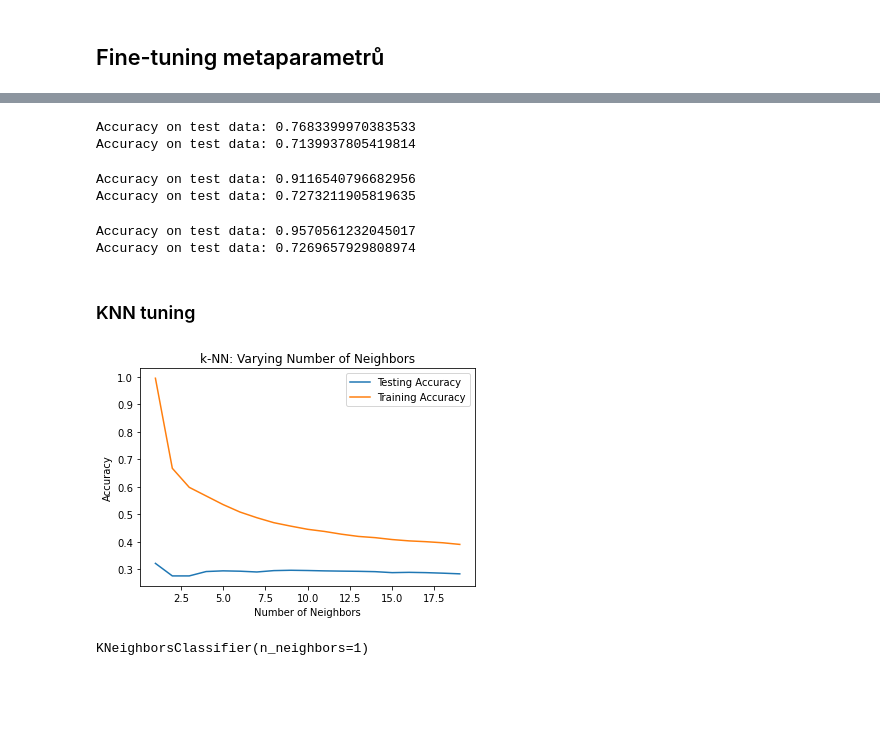
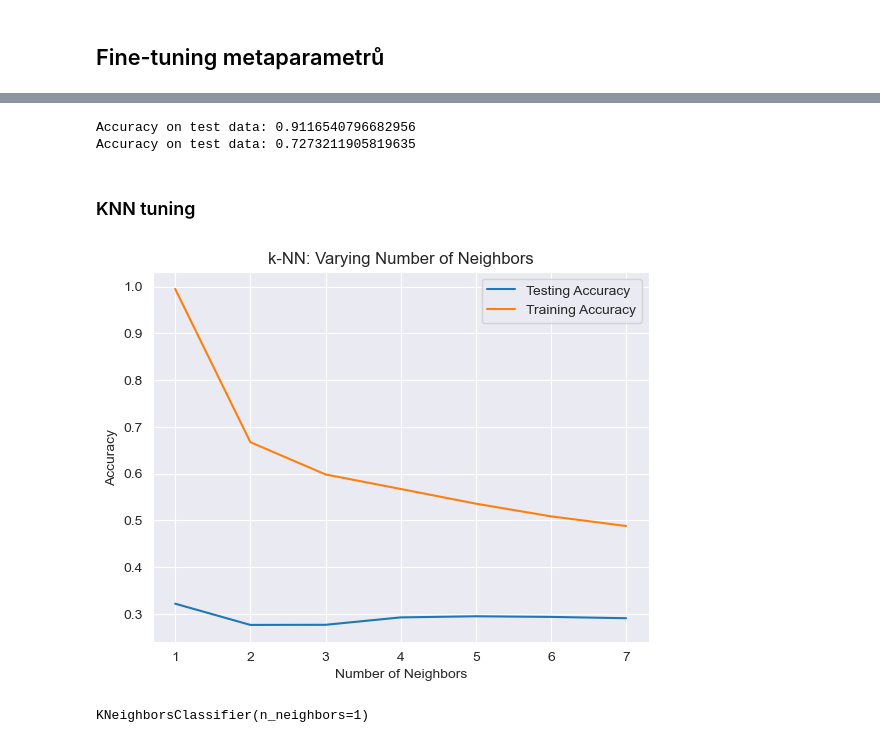
Before and after one commit to albertmirek/4iz566-py-music, a Jupyter notebook: main.ipynb, the cells around one changed output, grey strips where cells are left out. Cells and saved outputs as stored; diff of their text form; code cells hidden in the pictures; blank space fills up the shorter version.

```diff
--- a/main.ipynb
+++ b/main.ipynb
@@ -350,11 +350,11 @@ Accuracy on test data: 0.48822745446468235
 # %%
 #LogisticRegression
 #create a Logistic Regression Classifier
-#log_reg = LogisticRegression(max_iter=500)
+log_reg = LogisticRegression()
 
 #fit the classifier to the training data
-#log_reg.fit(X_train,y_train)
+log_reg.fit(X_train,y_train)
 
 #print the accuracy on train and test data
-#print("Accuracy on train data:", log_reg.score(X_train, y_train))
-#print("Accuracy on test data:", log_reg.score(X_test, y_test))
+print("Accuracy on train data:", log_reg.score(X_train, y_train))
+print("Accuracy on test data:", log_reg.score(X_test, y_test))
@@ -375,15 +376,10 @@ Accuracy on test data: 0.48822745446468235
 # %%
-#tuning RandomForest
-#trying multiple variations of parameters
-#first set of parameters
-clf_1 = RandomForestClassifier(n_estimators=250, criterion='entropy', max_depth=10, min_samples_split=2, min_samples_leaf=2, random_state=25)
-clf_1.fit(X_train, y_train)
+#MODEL WAS COMMENTED DUE TO TIME CONSTRAINTS
+#clf_1 = RandomForestClassifier(n_estimators=250, criterion='entropy', max_depth=10, min_samples_split=2, min_samples_leaf=2, random_state=25)
+#clf_1.fit(X_train, y_train)
 
-print("Accuracy on test data:", clf_1.score(X_train, y_train))
-print("Accuracy on test data:", clf_1.score(X_test, y_test))
+#print("Accuracy on test data:", clf_1.score(X_train, y_train))
+#print("Accuracy on test data:", clf_1.score(X_test, y_test))
-# %% [output]
-Accuracy on test data: 0.7683399970383533
-Accuracy on test data: 0.7139937805419814
 # %%
 #second set of parameters
 clf_2 = RandomForestClassifier(n_estimators=500, criterion='entropy', max_depth=15, min_samples_split=6, min_samples_leaf=2, random_state=25)
@@ -395,15 +391,13 @@ print("Accuracy on test data:", clf_2.score(X_test, y_test))
 Accuracy on test data: 0.9116540796682956
 Accuracy on test data: 0.7273211905819635
 # %%
+#MODEL WAS COMMENTED DUE TO TIME CONSTRAINTS
 #third set of parameters
-clf_3 = RandomForestClassifier(n_estimators=750, criterion='entropy', max_depth=17, min_samples_split=3, min_samples_leaf=2, random_state=25)
-clf_3.fit(X_train, y_train)
+#clf_3 = RandomForestClassifier(n_estimators=750, criterion='entropy', max_depth=17, min_samples_split=3, min_samples_leaf=2, random_state=25)
+#clf_3.fit(X_train, y_train)
 
-print("Accuracy on test data:", clf_3.score(X_train, y_train))
-print("Accuracy on test data:", clf_3.score(X_test, y_test))
+#print("Accuracy on test data:", clf_3.score(X_train, y_train))
+#print("Accuracy on test data:", clf_3.score(X_test, y_test))
-# %% [output]
-Accuracy on test data: 0.9570561232045017
-Accuracy on test data: 0.7269657929808974
 # %%
 #storing predictions of the best performing random forest classifier for evaluation
 #paremeters of the best performing model: n_estimators=500, criterion='entropy', max_depth=15, min_samples_split=6, min_samples_leaf=2
@@ -413,35 +407,35 @@ clf_predictions = clf_2.predict(X_test)
 # %%
 #tuning KNN
 #setup arrays to store train and test accuracies
-neighbors = np.arange(1, 20)
+neighbors = np.arange(1, 8)
 train_accuracy = np.empty(len(neighbors))
 test_accuracy = np.empty(len(neighbors))
 
 #loop over different values of k
 for i, k in enumerate(neighbors):
 
     #setup a k-NN Classifier with k neighbors: knn
     knn = KNeighborsClassifier(n_neighbors = k)
 
     #fit the classifier to the training data
     knn.fit(X_train, y_train)
 
     #compute accuracy on the training set
     train_accuracy[i] = knn.score(X_train, y_train)
 
     #compute accuracy on the testing set
     test_accuracy[i] = knn.score(X_test, y_test)
 
 #generate plot
 plt.title('k-NN: Varying Number of Neighbors')
 plt.plot(neighbors, test_accuracy, label = 'Testing Accuracy')
 plt.plot(neighbors, train_accuracy, label = 'Training Accuracy')
 plt.legend()
 plt.xlabel('Number of Neighbors')
 plt.ylabel('Accuracy')
 plt.show()
 # %% [output]
-[figure, old version]
+[figure, new version]
 # %%
 #create a k-NN classifier with tuned parameters that perform the best; k = 1
 knn = KNeighborsClassifier(n_neighbors = 1)
```
Also changed, not shown: parts of 20 cells of this notebook, 1 other file.
